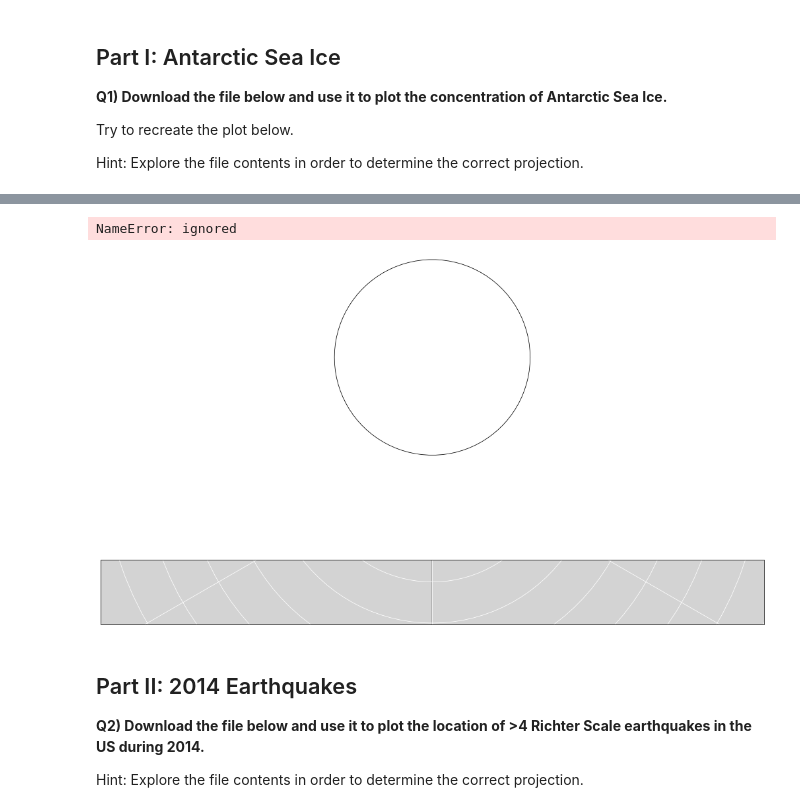
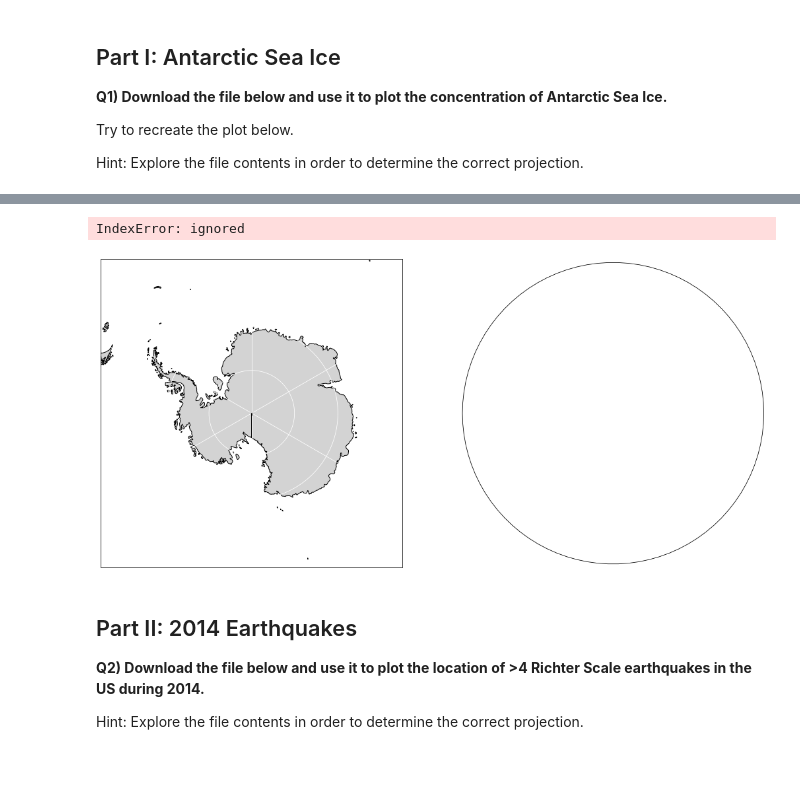
Before and after one commit to ocallaghanm/2022_Intro_Python, a Jupyter notebook: Exercises/W2_S2.ipynb, the cells around one changed output, grey strips where cells are left out. Cells and saved outputs as stored; diff of their text form; code cells hidden in the pictures; blank space fills up the shorter version.

```diff
--- a/Exercises/W2_S2.ipynb
+++ b/Exercises/W2_S2.ipynb
@@ -213,41 +251,41 @@ var_toplot1,var_toplot2 = seaice1.variables['seaice_conc_cdr'],seaice2.variables
 # %%
 import matplotlib.pyplot as plt
 #import cartopy.feature as cfeature
 import numpy as np
 
-fig,ax = plt.subplots(2,1,figsize=(18, 12),subplot_kw={'projection': ccrs.SouthPolarStereo()})
+fig,ax = plt.subplots(1,2,figsize=(18, 12),subplot_kw={'projection': ccrs.SouthPolarStereo()})
 # The rest doesn't change:
 ax[0].set_extent([-180, 180, -90, -55], ccrs.PlateCarree())
 
 ######################################################################################################################################################
 # Add Land and gridlines
 # Hint: Check edgecolor to show coast, and facecolor to color the continent
 # Hint: https://matplotlib.org/stable/gallery/color/named_colors.html for the names of the colors available
 ######################################################################################################################################################
 ax[0].add_feature(cartopy.feature.LAND, edgecolor='k',facecolor='lightgray')
 ax[0].gridlines(lw=1.5,color='w')
 ######################################################################################################################################################
 # Add Contours
 # Hint: X (Y) data in the pcolormesh should be the longitude and latitude of the sea ice data.
 # Hint: Check the shape of the var_toplot1, var_toplot2 before plotting
 # Hint: longitude and latitude can be accessed with seaice1.logitude, seaice1.latitude / seaice2.logitude, seaice2.latitude
 # Hint: Check this website: https://matplotlib.org/stable/tutorials/colors/colormaps.html for available colormaps
 ######################################################################################################################################################
-seaice_winter = ax[0].pcolormesh(___________, ____________, np.ma.masked_greater(var_toplot1[_________],1), transform=__________,vmin=0,vmax=1,cmap=____)
-plt.colorbar(____,ax=ax[_],fraction=0.046, pad=0.04,____='__________________')
+seaice_winter = ax[0].pcolormesh(seaice1.variables['longitude'], seaice1.variables['latitude'], np.ma.masked_greater(var_toplot1[1],1), transform=ccrs.SouthPolarStereo(),vmin=0,vmax=1,cmap='cividis')
+plt.colorbar(seaice_winter,ax=ax[0],fraction=0.046, pad=0.04,label='Sea ice concentration')
 ax[0].set_title('2017-08-01')
 
 ax[1].set_extent([-180, 180, -90, -55], ccrs.PlateCarree())
-ax[1].add_feature(cartopy._______._________, edgecolor='______',facecolor='_______________')
-ax[1].gridlines(lw=_,color='w')
+ax[1].add_feature(cartopy.feature.LAND, edgecolor='k',facecolor='lightgray')
+ax[1].gridlines(lw=1.5,color='w')
 
-seaice_summer = ax[1].pcolormesh(____, ____, np.ma.masked_greater(var_toplot2[____],1), transform=____,vmin=0,vmax=1,cmap=____)
-plt.colorbar(____,ax=__________________,label='__________________',fraction=0.046, pad=0.04)
+seaice_summer = ax[1].pcolormesh(seaice2.variables['longitude'], seaice2.variables['latitude'], np.ma.masked_greater(var_toplot2[1],1), transform=ccrs.SouthPolarStereo(),vmin=0,vmax=1,cmap='cividis')
+plt.colorbar(seaice_summer,ax=ax[1],label='Sea ice concentration',fraction=0.046, pad=0.04)
 ax[2].set_title('2017-12-31')
 plt.show()
 # %% [output]
-NameError: ignored
+IndexError: ignored
-[figure, old version]
+[figure, new version]
 # %% [markdown]
 ## Part II: 2014 Earthquakes
 **Q2) Download the file below and use it to plot the location of >4 Richter Scale earthquakes in the US during 2014.**
```
Also changed, not shown: parts of 6 cells of this notebook.
